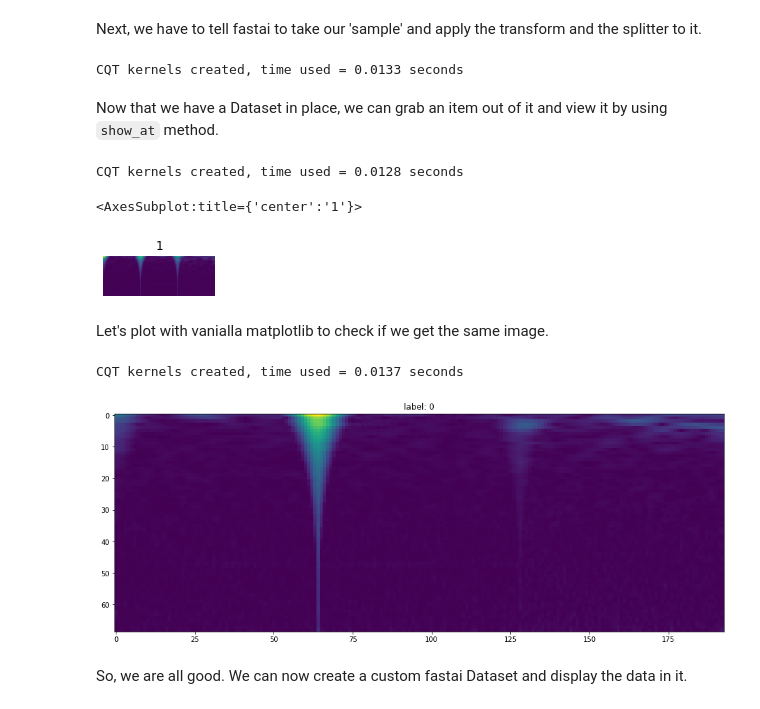
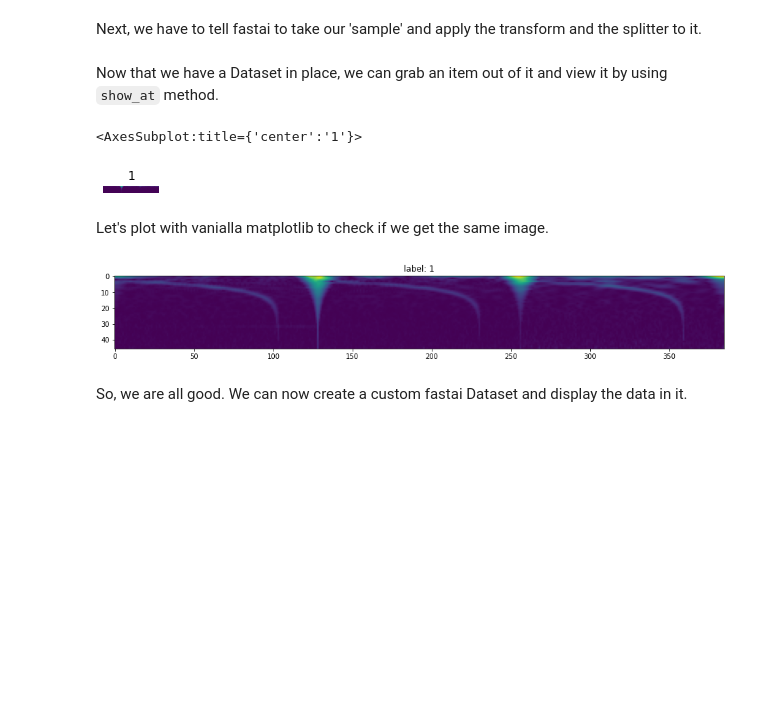
Before and after one commit to sapal6/kaggle_competitions, a Jupyter notebook: g2wd/g2gwd-basemodel-nnaudio-timm-fastai.ipynb, the cells around one changed output. Drawn from its saved outputs; the diff is of its cells as text; code cells hidden in the pictures; blank space fills up the shorter version.

```diff
--- a/g2wd/g2gwd-basemodel-nnaudio-timm-fastai.ipynb
+++ b/g2wd/g2gwd-basemodel-nnaudio-timm-fastai.ipynb
@@ -191,6 +175,6 @@ def qtfms(o):
     waves = np.hstack(waves)
     waves = waves / np.max(waves)
     waves = torch.from_numpy(waves).float()
-    cqt = CQT(sr=2048,  hop_length=64, fmin=20, fmax=1024)
+    cqt = CQT(sr= 2048, fmin= 20, fmax= 1024, hop_length= 32, bins_per_octave=8,verbose=False)
     image = cqt(waves)
     return image
@@ -262,7 +253,7 @@ class NNAudioTransform(Transform):
     def encodes(self, img_path):
         label = self.df[self.df[self.x_col] == img_path][self.y_col].values[0]
         img = qtfms(img_path)
-        img = img.squeeze().numpy()
+        #img = img.squeeze().numpy()
         return NNAudioImage(img, label)
 # %% [markdown]
 Look how we can use the `NNAudioImage` class to tell fastai Transform about the type of data which we want to get.
@@ -278,27 +269,23 @@ tfm = NNAudioTransform(sample,'id', 'target')
 Next, we have to tell fastai to take our 'sample' and apply the transform and the splitter to it.
 # %%
 tls = TfmdLists(sample.id.to_list(), tfm, splits=splits)
-# %% [output]
-CQT kernels created, time used = 0.0133 seconds
 # %% [markdown]
 Now that we have a Dataset in place, we can grab an item out of it and view it by using `show_at` method.
 # %%
 show_at(tls.train, 1)
 # %% [output]
-CQT kernels created, time used = 0.0128 seconds
+<AxesSubplot:title={'center':'1'}>
-<AxesSubplot:title={'center':'1'}>
-[figure, old version]
+[figure, new version]
 # %% [markdown]
 Let's plot with vanialla matplotlib to check if we get the same image.
 # %%
 plt.figure(figsize=(16,12))
-image,label = tls.train[i]
-plt.imshow(image)
+image,label = tls.train[0]
+plt.imshow(image[0])
 plt.title(f'label: {label}')
 plt.show()
 # %% [output]
-CQT kernels created, time used = 0.0137 seconds
-[figure, old version]
+[figure, new version]
 # %% [markdown]
 So, we are all good. We can now create a custom fastai Dataset and display the data in it.
 # %% [markdown]
```
Also changed, not shown: parts of 46 cells of this notebook.
